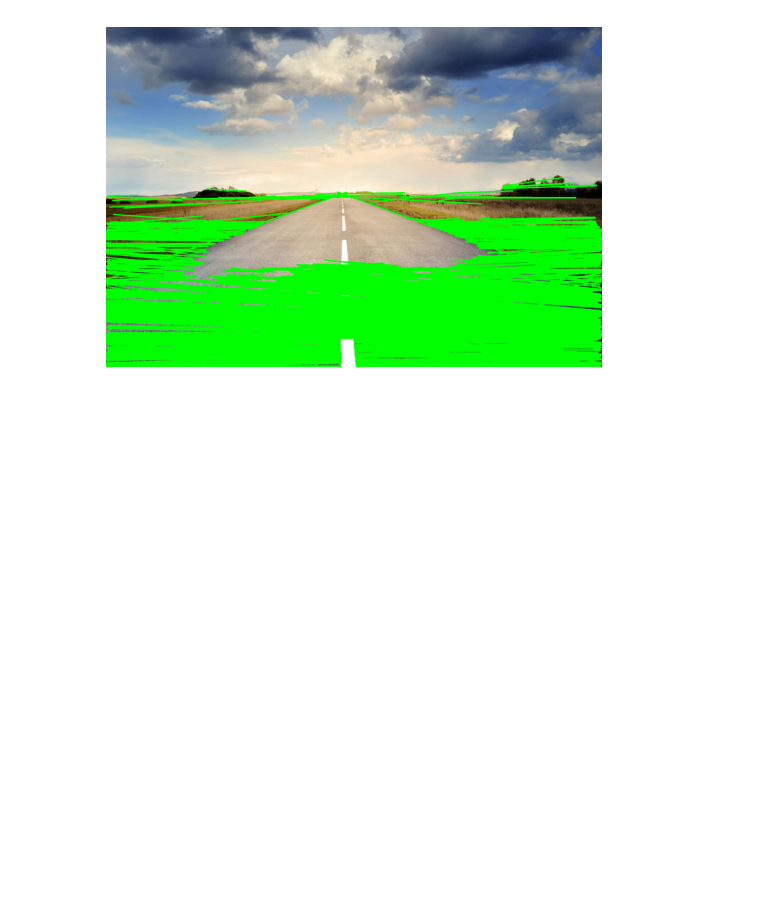
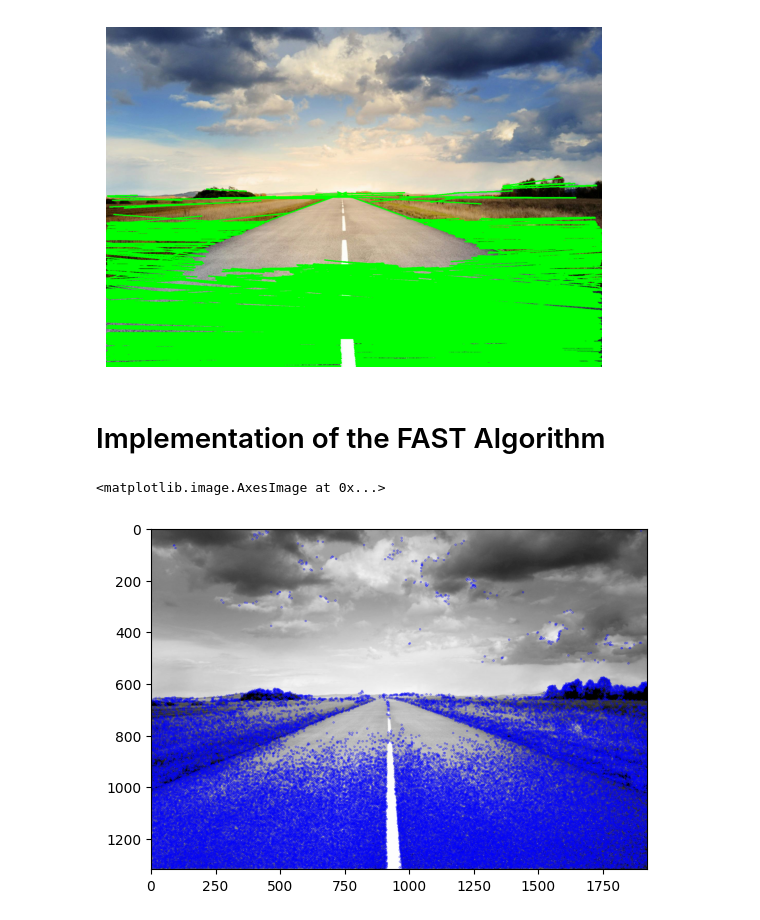
Before and after one commit to ParisaMousavi/cd0360-Introduction-to-Computer-Vision, a Jupyter notebook: k1-image-formation/feature-detection.ipynb, the cells around one changed output. Cells and saved outputs as stored; diff of their text form; code cells hidden in the pictures; blank space fills up the shorter version.

Commit message:
Implementation of the FAST Algorithm

```diff
--- a/k1-image-formation/feature-detection.ipynb
+++ b/k1-image-formation/feature-detection.ipynb
@@ -93,3 +93,22 @@ plt.axis('off')
 plt.show()
 # %% [output]
 [figure]
+# %% [markdown]
+# Implementation of the FAST Algorithm
+# %%
+import cv2
+img = cv2.imread('road.png', 0)
+# Create FAST object
+fast = cv2.FastFeatureDetector_create()
+# Detect keypoints
+kp = fast.detect(img, None)
+# Draw keypoints on the image
+img_with_keypoints = cv2.drawKeypoints(img,
+    kp,
+    None,
+    color = (0, 0, 255))
+# Display the image with keypoints
+plt.imshow(img_with_keypoints)
+# %% [output]
+<matplotlib.image.AxesImage at 0x...>
+[figure, added]
```
